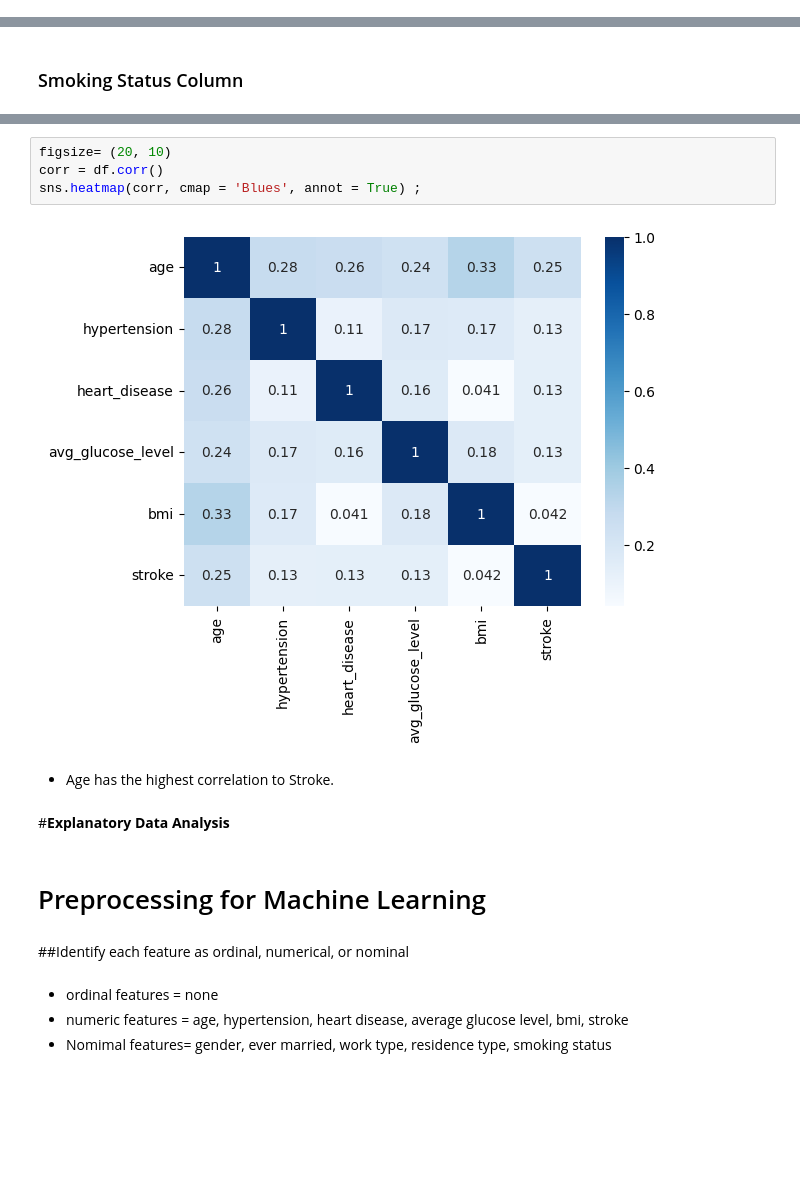
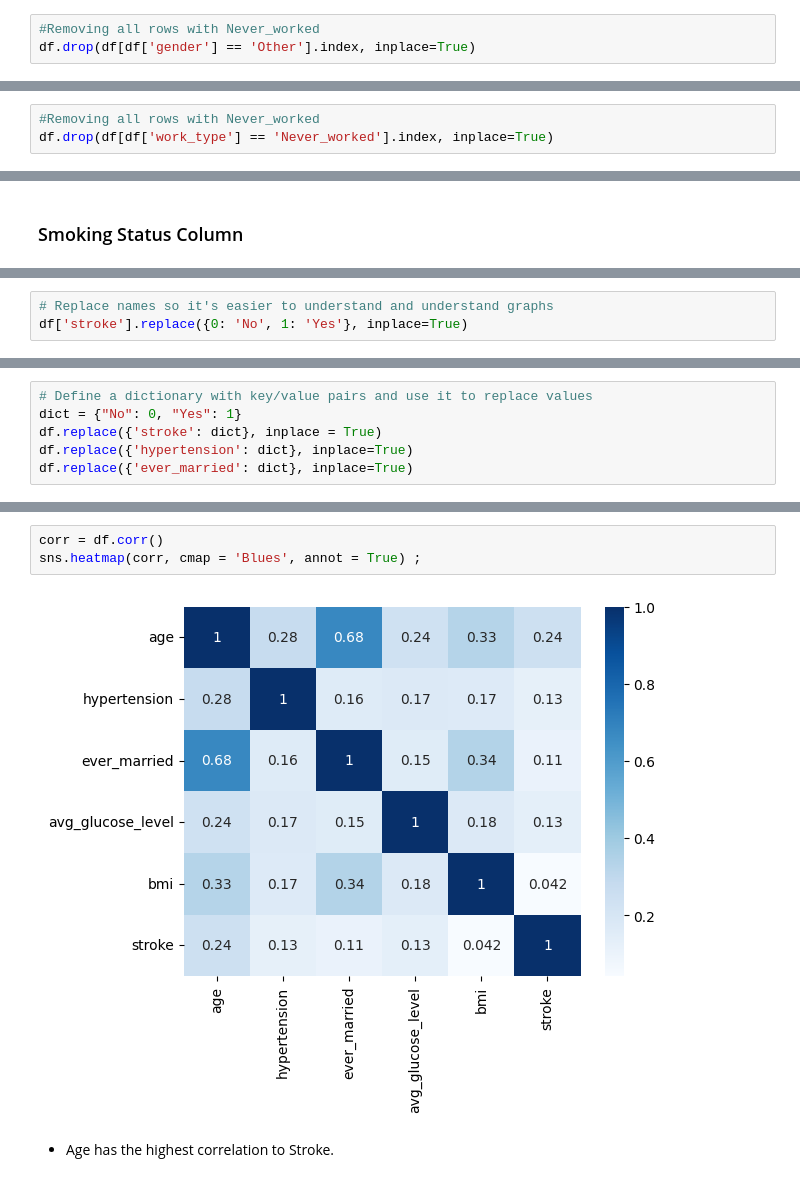
Before and after one commit to Mhoover41/Stroke-Prediction, a Jupyter notebook: Stroke_Prediction_Project_2_Melissa_Hoover.ipynb, the cells around one changed output, grey strips where cells are left out. Drawn from its saved outputs; the diff is of its cells as text; blank space fills up the shorter version.

```diff
--- a/Stroke_Prediction_Project_2_Melissa_Hoover.ipynb
+++ b/Stroke_Prediction_Project_2_Melissa_Hoover.ipynb
@@ -613,0 +800,3 @@ ax.set_title('Gender', fontsize=16, weight='bold');
+# %%
+#Removing all rows with Never_worked
+df.drop(df[df['gender'] == 'Other'].index, inplace=True)
@@ -674,3 +864,6 @@ Name: work_type, dtype: float64
+# %%
+#Removing all rows with Never_worked
+df.drop(df[df['work_type'] == 'Never_worked'].index, inplace=True)
 # %%
 #Display the descriptive statistics for the column
 df['work_type'].describe()
@@ -783,0 +953,3 @@ ax.set_title('Smoking Status', fontsize=16, weight='bold');
+# %%
+# Replace names so it's easier to understand and understand graphs
+df['stroke'].replace({0: 'No', 1: 'Yes'}, inplace=True)
@@ -783,0 +990,6 @@ ax.set_title('Smoking Status', fontsize=16, weight='bold');
+# %%
+# Define a dictionary with key/value pairs and use it to replace values
+dict = {"No": 0, "Yes": 1}
+df.replace({'stroke': dict}, inplace = True)
+df.replace({'hypertension': dict}, inplace=True)
+df.replace({'ever_married': dict}, inplace=True)
@@ -784,19 +1010,7 @@ ax.set_title('Smoking Status', fontsize=16, weight='bold');
 # %%
-figsize= (20, 10)
 corr = df.corr()
 sns.heatmap(corr, cmap = 'Blues', annot = True) ;
 # %% [output]
-[figure, old version]
+[figure, new version]
 # %% [markdown]
 - Age has the highest correlation to Stroke.
-# %% [markdown]
-#**Explanatory Data Analysis**
-# %% [markdown]
-# Preprocessing for Machine Learning
-# %% [markdown]
-##Identify each feature as ordinal, numerical, or nominal
-# %% [markdown]
-
-- ordinal features = none
-- numeric features = age, hypertension, heart disease, average glucose level, bmi, stroke
-- Nomimal features= gender, ever married, work type, residence type, smoking status
```
Also changed, not shown: parts of 133 cells of this notebook.
